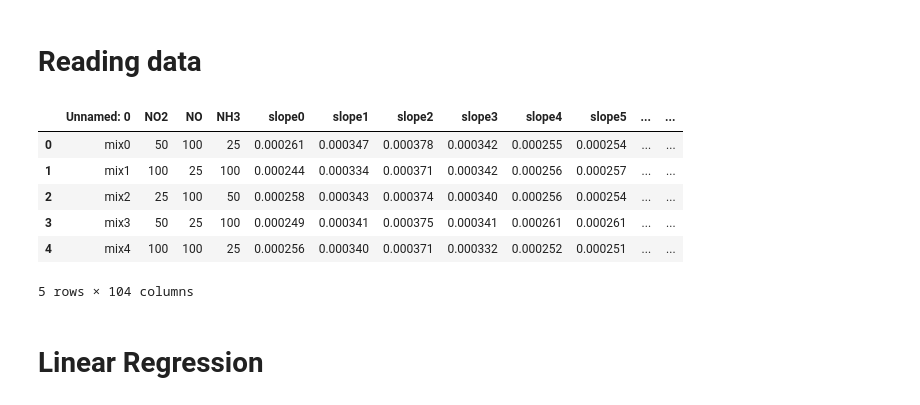
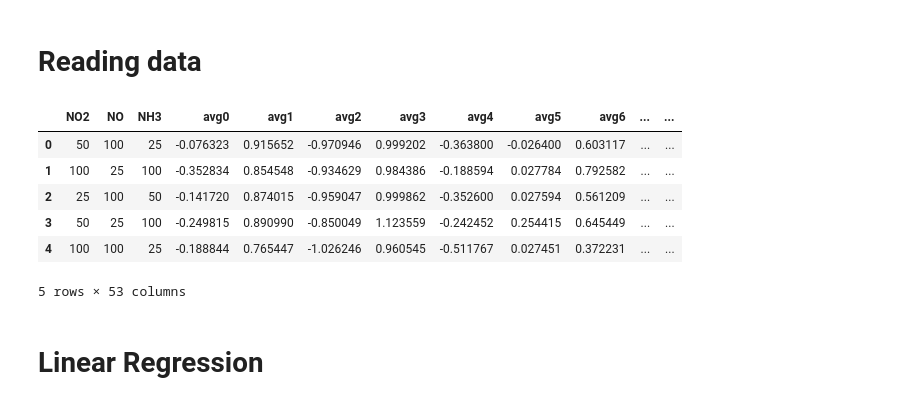
Before and after one commit to cosmourao/thesis, a Jupyter notebook: code/dummy_regression.ipynb, the cells around one changed output. Drawn from its saved outputs; the diff is of its cells as text; code cells hidden in the pictures.

```diff
--- a/code/dummy_regression.ipynb
+++ b/code/dummy_regression.ipynb
@@ -28,15 +31,22 @@ def plot_actual_vs_pred(actual, pred, title, levels = [25,50,100]):
     plt.show()
 # %% [markdown]
 # Reading data
+# %%
+n_splits = 25
+N = 27
+gas_name = ['NO2', 'NO', 'NH3']
+slope_name = [f'slope{i}' for i in range(n_splits)]
+avg_name = [f'avg{i}' for i in range(n_splits)]
+column_names = gas_name + avg_name + slope_name
 # %%
 # Reading data
-dummy = pd.read_csv('../data/dummy.csv')
+dummy = pd.read_csv('../data/dummy.csv', names = column_names, header = 0)
 dummy.head()
 # %% [output]
-|  | Unnamed: 0 | NO2 | NO | NH3 | slope0 | slope1 | slope2 | slope3 | slope4 | slope5 | ... | ... |
-| 0 | mix0 | 50 | 100 | 25 | 0.000261 | 0.000347 | 0.000378 | 0.000342 | 0.000255 | 0.000254 | ... | ... |
-| 1 | mix1 | 100 | 25 | 100 | 0.000244 | 0.000334 | 0.000371 | 0.000342 | 0.000256 | 0.000257 | ... | ... |
-| 2 | mix2 | 25 | 100 | 50 | 0.000258 | 0.000343 | 0.000374 | 0.000340 | 0.000256 | 0.000254 | ... | ... |
-| 3 | mix3 | 50 | 25 | 100 | 0.000249 | 0.000341 | 0.000375 | 0.000341 | 0.000261 | 0.000261 | ... | ... |
-| 4 | mix4 | 100 | 100 | 25 | 0.000256 | 0.000340 | 0.000371 | 0.000332 | 0.000252 | 0.000251 | ... | ... |
+|  | NO2 | NO | NH3 | avg0 | avg1 | avg2 | avg3 | avg4 | avg5 | avg6 | ... | ... |
+| 0 | 50 | 100 | 25 | -0.076323 | 0.915652 | -0.970946 | 0.999202 | -0.363800 | -0.026400 | 0.603117 | ... | ... |
+| 1 | 100 | 25 | 100 | -0.352834 | 0.854548 | -0.934629 | 0.984386 | -0.188594 | 0.027784 | 0.792582 | ... | ... |
+| 2 | 25 | 100 | 50 | -0.141720 | 0.874015 | -0.959047 | 0.999862 | -0.352600 | 0.027594 | 0.561209 | ... | ... |
+| 3 | 50 | 25 | 100 | -0.249815 | 0.890990 | -0.850049 | 1.123559 | -0.242452 | 0.254415 | 0.645449 | ... | ... |
+| 4 | 100 | 100 | 25 | -0.188844 | 0.765447 | -1.026246 | 0.960545 | -0.511767 | 0.027451 | 0.372231 | ... | ... |
-5 rows × 104 columns
+5 rows × 53 columns
```
Also changed, not shown: parts of 16 cells of this notebook, 10 other files.
